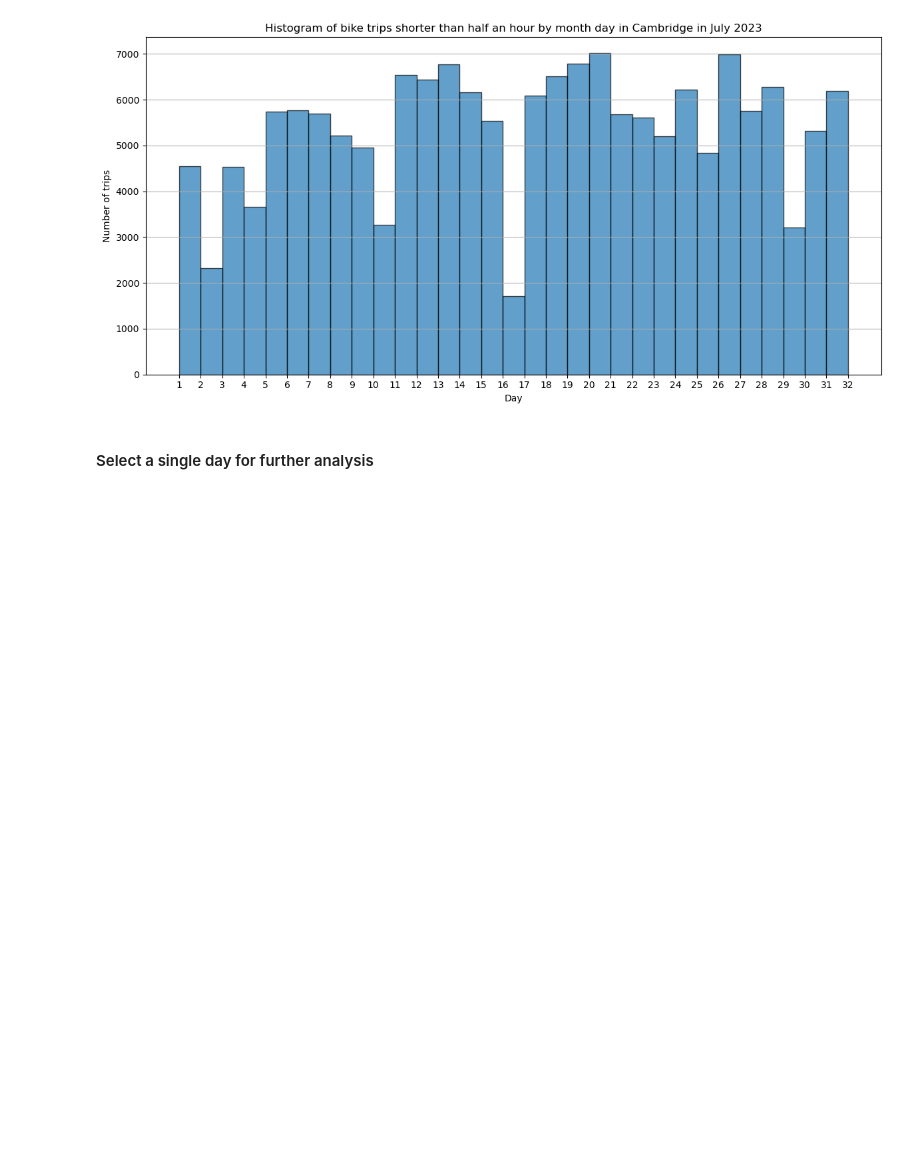
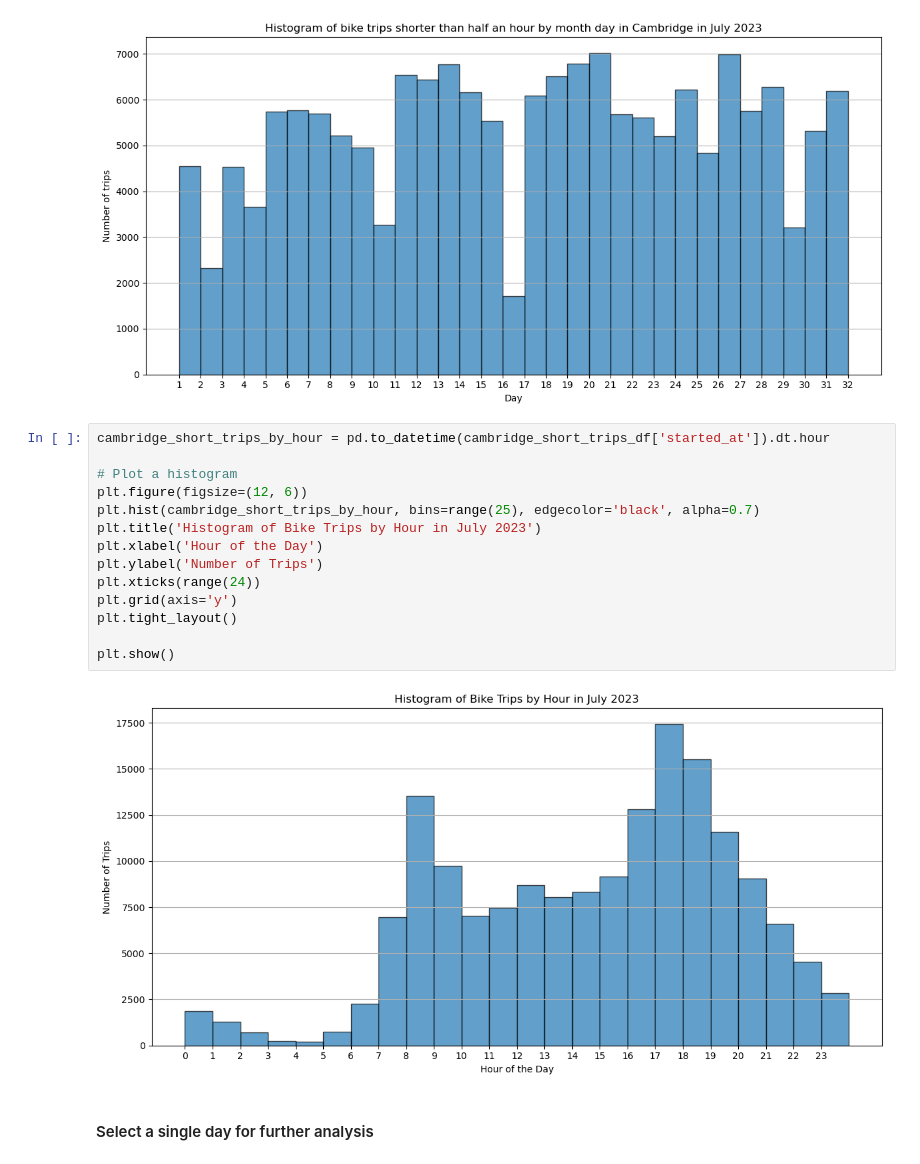
Before and after one commit to RalucaNicola/ago-utilities, a Jupyter notebook: process-blue-bike-data.ipynb, the cells around one changed output. Cells and saved outputs as stored; diff of their text form; blank space fills up the shorter version.

```diff
--- a/process-blue-bike-data.ipynb
+++ b/process-blue-bike-data.ipynb
@@ -98,6 +98,22 @@ plt.tight_layout()
 plt.show()
 # %% [output]
 [figure]
+# %%
+cambridge_short_trips_by_hour = pd.to_datetime(cambridge_short_trips_df['started_at']).dt.hour
+
+# Plot a histogram
+plt.figure(figsize=(12, 6))
+plt.hist(cambridge_short_trips_by_hour, bins=range(25), edgecolor='black', alpha=0.7)
+plt.title('Histogram of Bike Trips by Hour in July 2023')
+plt.xlabel('Hour of the Day')
+plt.ylabel('Number of Trips')
+plt.xticks(range(24))
+plt.grid(axis='y')
+plt.tight_layout()
+
+plt.show()
+# %% [output]
+[figure, added]
 # %% [markdown]
 #### Select a single day for further analysis
 # %%
```
